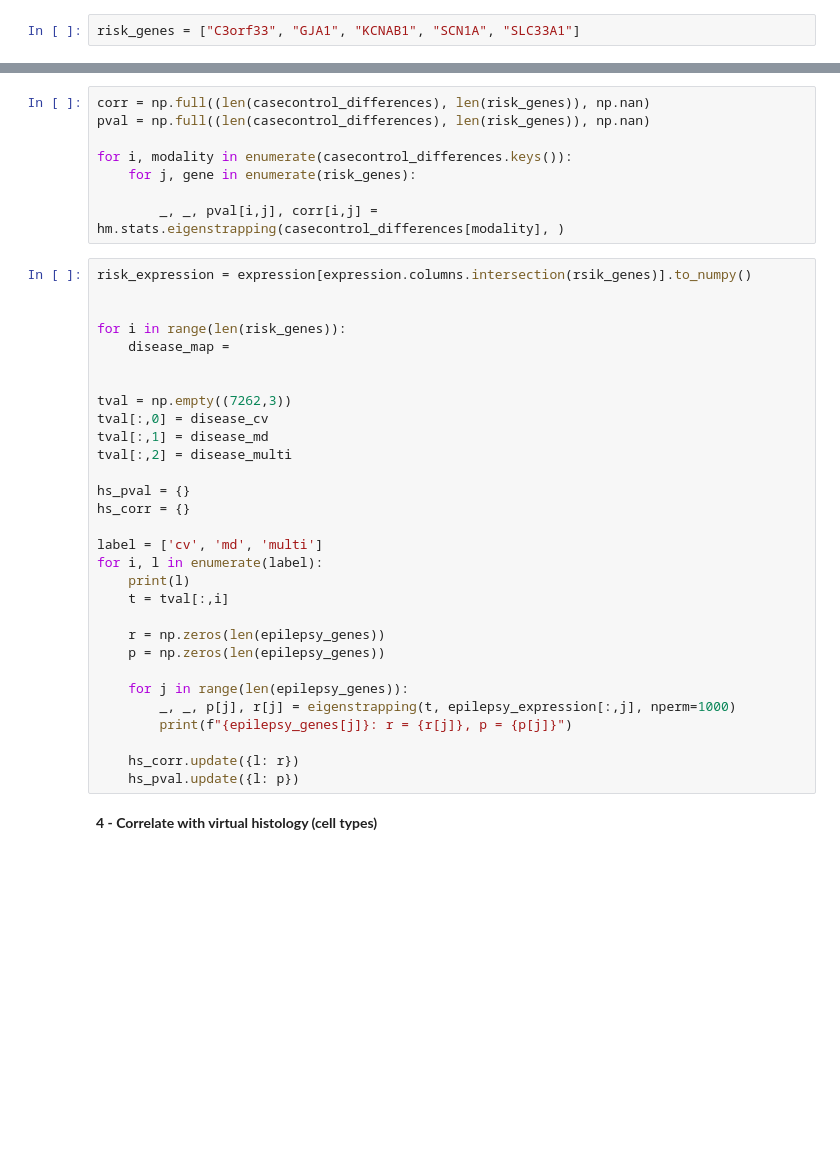
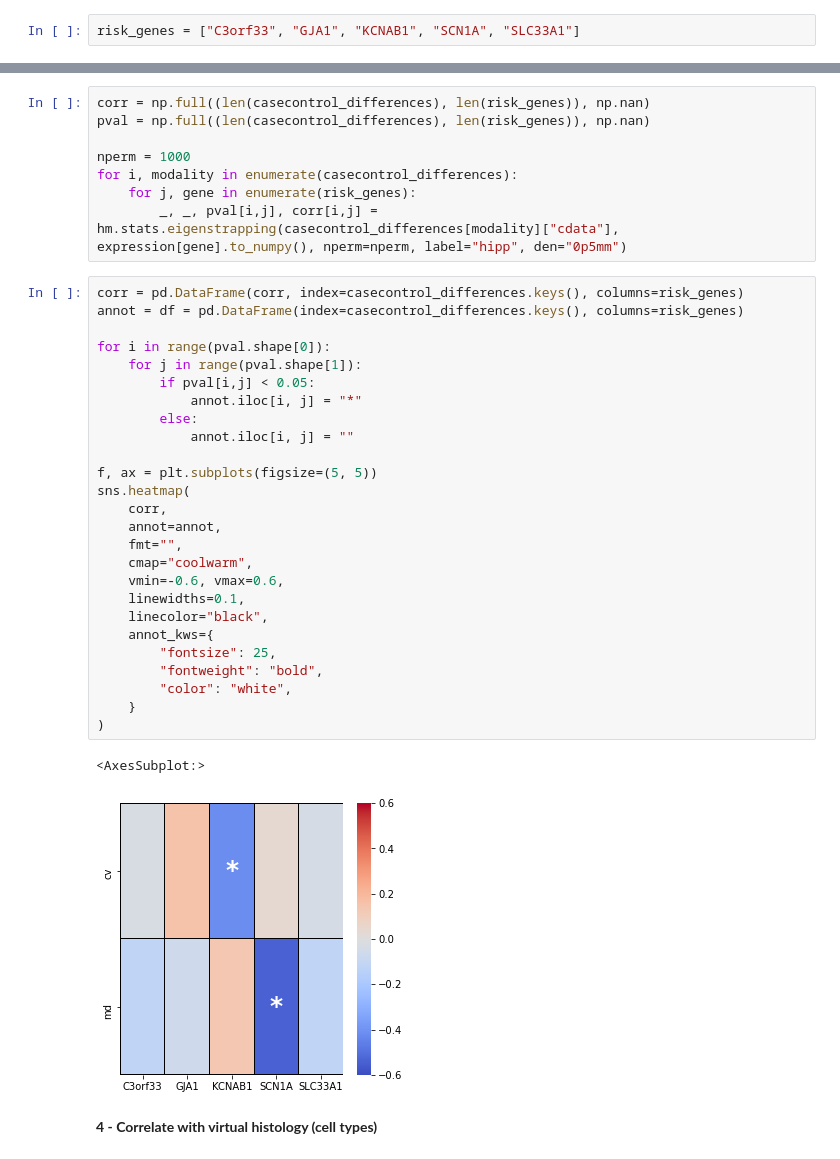
Before and after one commit to alexander-ngo/hippogenes, a Jupyter notebook: notebooks/4_Disease-Relevance.ipynb, the cells around one changed output, grey strips where cells are left out. Cells and saved outputs as stored; diff of their text form; blank space fills up the shorter version.

```diff
--- a/notebooks/4_Disease-Relevance.ipynb
+++ b/notebooks/4_Disease-Relevance.ipynb
@@ -37,40 +62,39 @@ len(casecontrol_differences)
 corr = np.full((len(casecontrol_differences), len(risk_genes)), np.nan)
 pval = np.full((len(casecontrol_differences), len(risk_genes)), np.nan)
 
-for i, modality in enumerate(casecontrol_differences.keys()):
+nperm = 1000
+for i, modality in enumerate(casecontrol_differences):
     for j, gene in enumerate(risk_genes):
-
-        _, _, pval[i,j], corr[i,j] = hm.stats.eigenstrapping(casecontrol_differences[modality], )
+        _, _, pval[i,j], corr[i,j] = hm.stats.eigenstrapping(casecontrol_differences[modality]["cdata"], expression[gene].to_numpy(), nperm=nperm, label="hipp", den="0p5mm")
-# %%
-risk_expression = expression[expression.columns.intersection(rsik_genes)].to_numpy()
-
-
-for i in range(len(risk_genes)):
-    disease_map =
-
-
-tval = np.empty((7262,3))
-tval[:,0] = disease_cv
-tval[:,1] = disease_md
-tval[:,2] = disease_multi
-
-hs_pval = {}
-hs_corr = {}
-
-label = ['cv', 'md', 'multi']
-for i, l in enumerate(label):
-    print(l)
-    t = tval[:,i]
-
-    r = np.zeros(len(epilepsy_genes))
-    p = np.zeros(len(epilepsy_genes))
-
-    for j in range(len(epilepsy_genes)):
-        _, _, p[j], r[j] = eigenstrapping(t, epilepsy_expression[:,j], nperm=1000)
-        print(f"{epilepsy_genes[j]}: r = {r[j]}, p = {p[j]}")
-
-    hs_corr.update({l: r})
-    hs_pval.update({l: p})
+# %%
+corr = pd.DataFrame(corr, index=casecontrol_differences.keys(), columns=risk_genes)
+annot = df = pd.DataFrame(index=casecontrol_differences.keys(), columns=risk_genes)
+
+for i in range(pval.shape[0]):
+    for j in range(pval.shape[1]):
+        if pval[i,j] < 0.05:
+            annot.iloc[i, j] = "*"
+        else:
+            annot.iloc[i, j] = ""
+
+f, ax = plt.subplots(figsize=(5, 5))
+sns.heatmap(
+    corr,
+    annot=annot,
+    fmt="",
+    cmap="coolwarm",
+    vmin=-0.6, vmax=0.6,
+    linewidths=0.1,
+    linecolor="black",
+    annot_kws={
+        "fontsize": 25,
+        "fontweight": "bold",
+        "color": "white",
+    }
+)
+# %% [output]
+<AxesSubplot:>
+[figure, added]
 # %% [markdown]
 **4 - Correlate with virtual histology (cell types)**
 # %%
```
Also changed, not shown: parts of 7 cells of this notebook.
